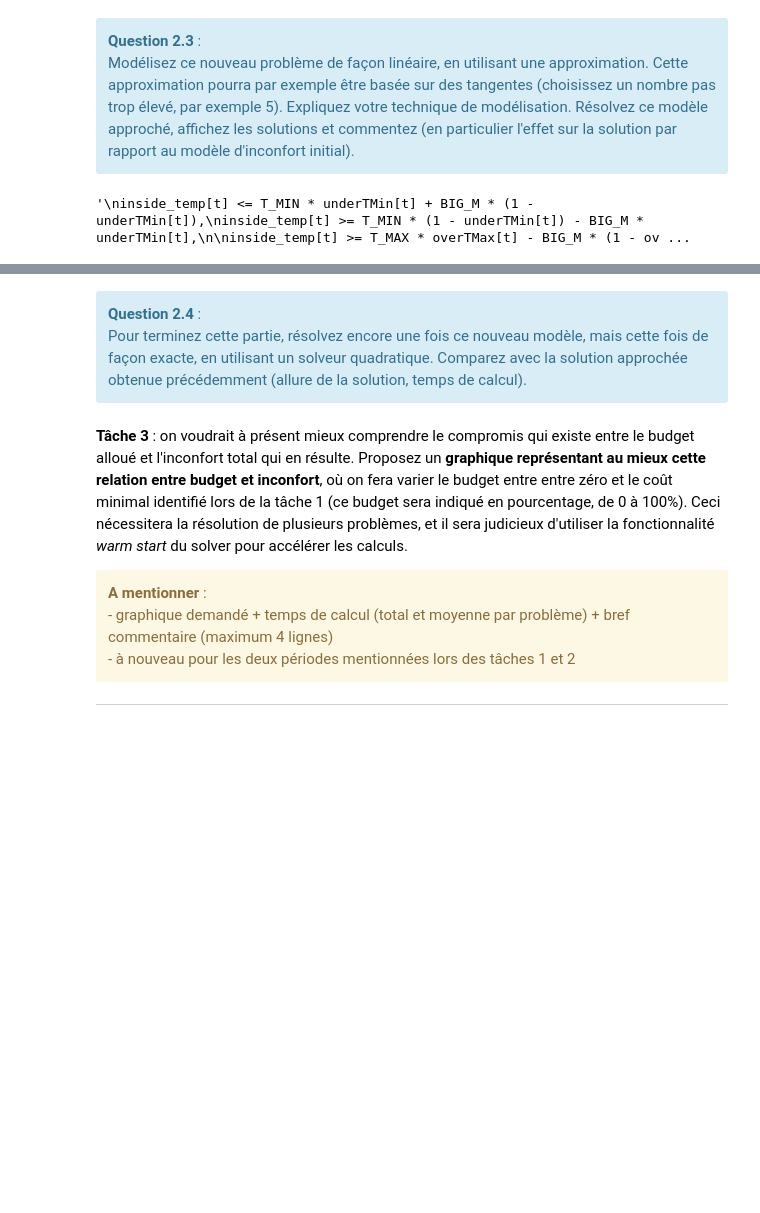
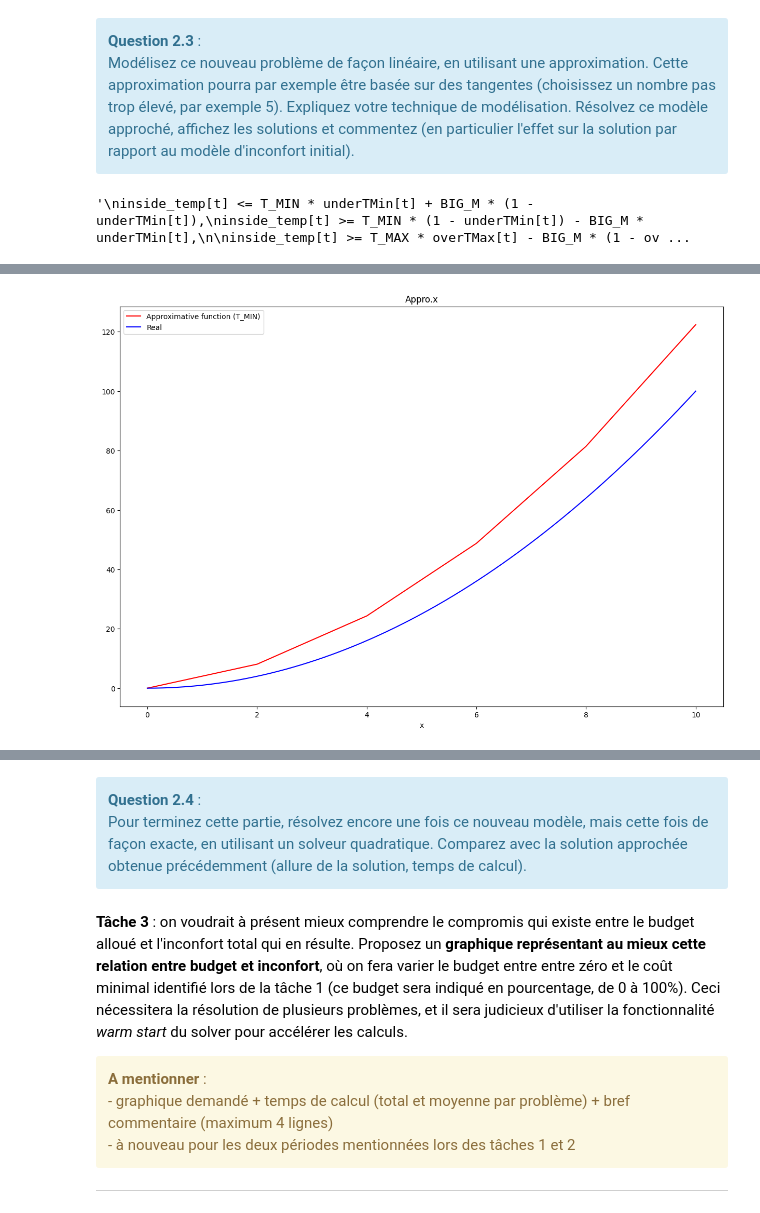
Before and after one commit to on-victorrijks/LINMA1702_Projet, a Jupyter notebook: final.ipynb, the cells around one changed output, grey strips where cells are left out. Saved outputs shown, nothing was run; the diff lists cells and outputs as text; code cells hidden in the pictures; blank space fills up the shorter version.

```diff
--- a/final.ipynb
+++ b/final.ipynb
@@ -775,0 +760,97 @@ plt.show()
+# %%
+SquareApproximation, offsetApproximation = generateApproximation()
+Offset_Imprecise = -0.02578840428316198 # offset to make f(0)=0
+
+X = np.linspace(0, 10, num=1000)
+Y = []
+for inconfort in X:
+    a1,b1 = SquareApproximation[(0,2)]
+    a2,b2 = SquareApproximation[(2,4)]
+    a3,b3 = SquareApproximation[(4,6)]
+    a4,b4 = SquareApproximation[(6,8)]
+    a5,b5 = SquareApproximation[(8,10)]
+
+    underTMin_p1 = pos(inconfort)
+    underTMin_p2 = pos(inconfort - 2)
+    underTMin_p3 = pos(inconfort - 4)
+    underTMin_p4 = pos(inconfort - 6)
+    underTMin_p5 = pos(inconfort - 8)
+
+    overTMax_p1  = pos(inconfort)
+    overTMax_p2  = pos(inconfort - 2)
+    overTMax_p3  = pos(inconfort - 4)
+    overTMax_p4  = pos(inconfort - 6)
+    overTMax_p5  = pos(inconfort - 8)
+
+    underMin = a1*underTMin_p1 + b1
+    underMin += a2*underTMin_p2 + b2
+    underMin += a3*underTMin_p3 + b3
+    underMin += a4*underTMin_p4 + b4
+    underMin += a5*underTMin_p5 + b5
+
+    overMax = a1*overTMax_p1 + b1
+    overMax += a2*overTMax_p2 + b2
+    overMax += a3*overTMax_p3 + b3
+    overMax += a4*overTMax_p4 + b4
+    overMax += a5*overTMax_p5 + b5
+
+    final = 3*pos(underMin) + 1*pos(overMax) - offsetApproximation - Offset_Imprecise
+    Y.append(final)
+
+Y_Real = [x**2 for x in X]
+
+fig, ax = plt.subplots(figsize=(15, 10))
+ax.plot(X, Y, label="Approximative function (T_MIN)", color="red")
+ax.plot(X, Y_Real, label="Real", color="blue")
+plt.legend()
+plt.title("Appro.x")
+plt.xlabel("x")
+plt.show()
+
+X = np.linspace(0, 10, num=1000)
+Y = []
+for inconfort in X:
+    a1,b1 = SquareApproximation[(0,2)]
+    a2,b2 = SquareApproximation[(2,4)]
+    a3,b3 = SquareApproximation[(4,6)]
+    a4,b4 = SquareApproximation[(6,8)]
+    a5,b5 = SquareApproximation[(8,10)]
+
+    underTMin_p1 = pos(inconfort)
+    underTMin_p2 = pos(inconfort - 2)
+    underTMin_p3 = pos(inconfort - 4)
+    underTMin_p4 = pos(inconfort - 6)
+    underTMin_p5 = pos(inconfort - 8)
+
+    overTMax_p1  = pos(inconfort)
+    overTMax_p2  = pos(inconfort - 2)
+    overTMax_p3  = pos(inconfort - 4)
+    overTMax_p4  = pos(inconfort - 6)
+    overTMax_p5  = pos(inconfort - 8)
+
+    underMin = a1*underTMin_p1 + b1
+    underMin += a2*underTMin_p2 + b2
+    underMin += a3*underTMin_p3 + b3
+    underMin += a4*underTMin_p4 + b4
+    underMin += a5*underTMin_p5 + b5
+
+    overMax = a1*overTMax_p1 + b1
+    overMax += a2*overTMax_p2 + b2
+    overMax += a3*overTMax_p3 + b3
+    overMax += a4*overTMax_p4 + b4
+    overMax += a5*overTMax_p5 + b5
+
+    final = 3*pos(underMin) + 1*pos(overMax) - offsetApproximation - Offset_Imprecise
+    Y.append(final)
+
+Y_Real = [x**2 for x in X]
+
+fig, ax = plt.subplots(figsize=(15, 10))
+ax.plot(X, Y, label="Approximative function (T_MAX)", color="red")
+ax.plot(X, Y_Real, label="Real", color="blue")
+plt.legend()
+plt.title("Appro.x")
+plt.xlabel("x")
+plt.show()
+# %% [output]
+[figure, added]
```
Also changed, not shown: parts of 9 cells of this notebook, 16 other files.
